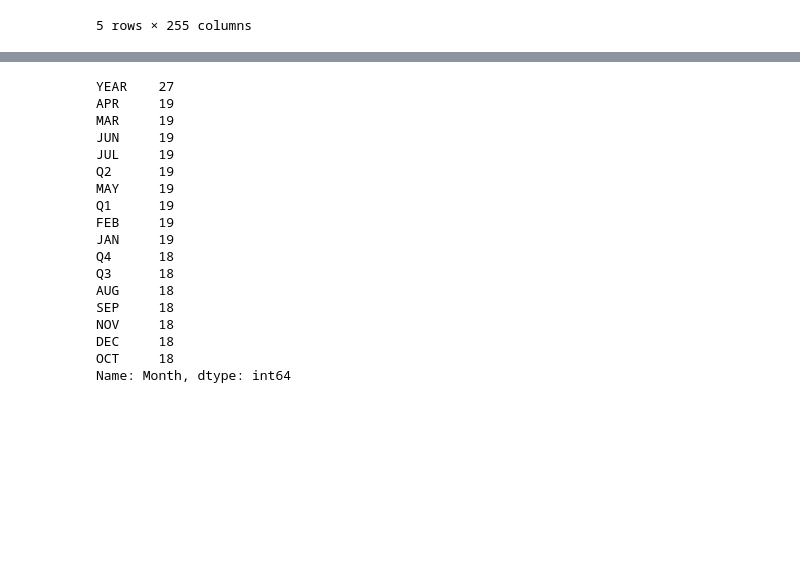
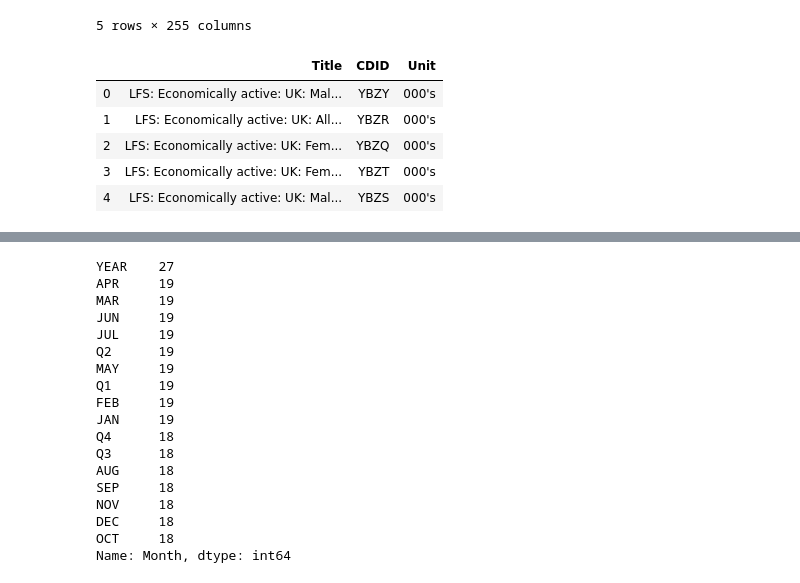
Before and after one commit to Khumo94/citadel-datathon-2019, a Jupyter notebook: dataset-3.ipynb, the cells around one changed output, grey strips where cells are left out. Cells and saved outputs as stored; diff of their text form; code cells hidden in the pictures; blank space fills up the shorter version.

```diff
--- a/dataset-3.ipynb
+++ b/dataset-3.ipynb
@@ -14,3 +15,12 @@ labor_market_statistics.head()
 | 3 | 1995 | YEAR | 38436.0 | 90072.0 | 21516.0 | 39492.0 | 50568.0 | 65604.0 | 120468.0 | 54864.0 | ... | ... |
 | 4 | 1996 | YEAR | 39192.0 | 89976.0 | 20952.0 | 39780.0 | 50184.0 | 65772.0 | 121524.0 | 55752.0 | ... | ... |
 5 rows × 255 columns
+# %%
+labor_market_statistics_legend.head()
+# %% [output]
+|  | Title | CDID | Unit |
+| 0 | LFS: Economically active: UK: Mal... | YBZY | 000's |
+| 1 | LFS: Economically active: UK: All... | YBZR | 000's |
+| 2 | LFS: Economically active: UK: Fem... | YBZQ | 000's |
+| 3 | LFS: Economically active: UK: Fem... | YBZT | 000's |
+| 4 | LFS: Economically active: UK: Mal... | YBZS | 000's |
```
Also changed, not shown: parts of 13 cells of this notebook.
